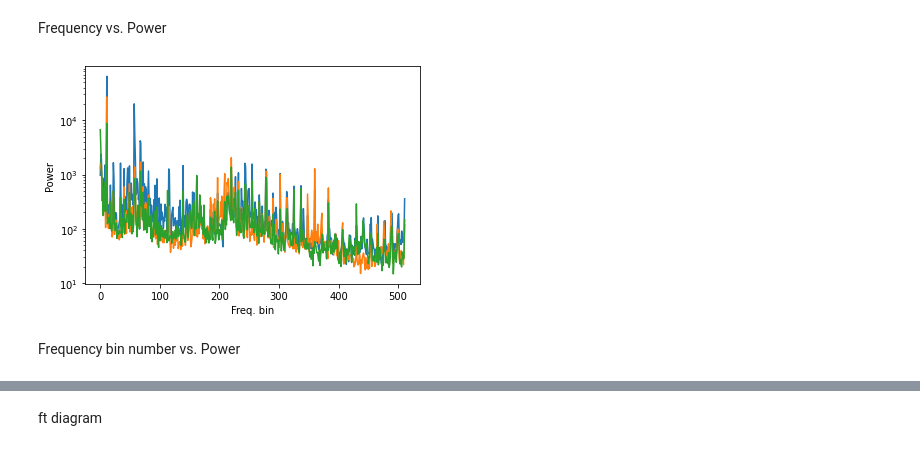
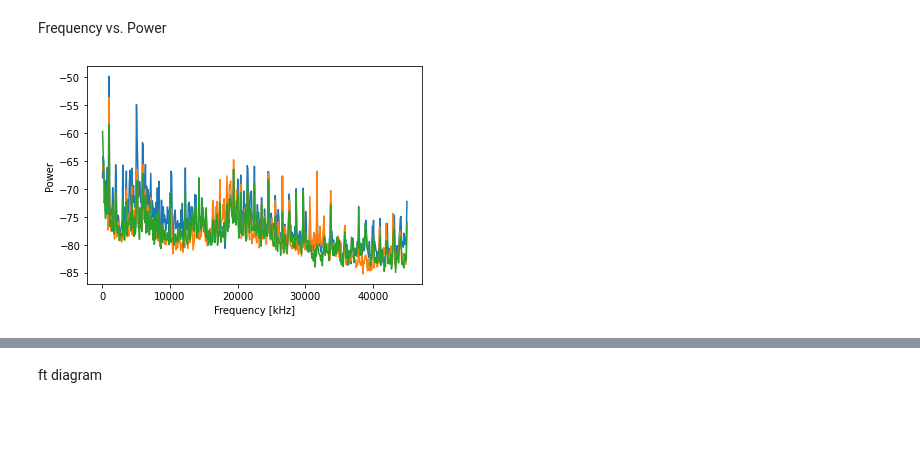
Before and after one commit to JackKTachi/juice, a Jupyter notebook: cdf/juice_rpwi_hf_cdf_test_SID2.ipynb, the cells around one changed output, grey strips where cells are left out. Drawn from its saved outputs; the diff is of its cells as text; code cells hidden in the pictures; blank space fills up the shorter version.

Commit message:
use conversion factor for output power (dBm@ADC input)

```diff
--- a/cdf/juice_rpwi_hf_cdf_test_SID2.ipynb
+++ b/cdf/juice_rpwi_hf_cdf_test_SID2.ipynb
@@ -21,8 +21,8 @@ import numpy as np
 # Read CDF file
 # %%
 data_dir = 'C:\\Users\\tsuch\VSCode\\python\\juice\\data\\Data-sample-v0.2.0\\'
-cdf_file = data_dir + 'JUICE_L1a_RPWI-HF-SID2_20000101T000459-20000101T000700_V01___HF_20210920-1007.ccs.cdf'
-#cdf_file = data_dir + 'JUICE_L1a_RPWI-HF-SID2_20230419T135849-20230419T141229_V01___RPR1_52000000_2023.109.16.17.21.607.cdf'
+#cdf_file = data_dir + 'JUICE_L1a_RPWI-HF-SID2_20000101T000459-20000101T000700_V01___HF_20210920-1007.ccs.cdf'
+cdf_file = data_dir + 'JUICE_L1a_RPWI-HF-SID2_20230419T135849-20230419T141229_V01___RPR1_52000000_2023.109.16.17.21.607.cdf'
 #cdf_file = data_dir + 'JUICE_L1a_RPWI-HF-SID2_20230419T141231-20230419T141402_V01___RPR1_52000001_2023.109.17.51.54.600'
 cdf = pycdf.CDF(cdf_file)
 # %% [markdown]
@@ -36,3 +34,12 @@ spec = juice_cdf.juice_getspec_hf_sid02(data)
+# %%
+spec = juice_cdf.juice_getspec_hf_sid02(data)
+
+# Conversion factor (Raw value @ ADC input to dBm)
+cf = -104.1
+
+spec.Eu_power_dBm = 10.0*np.log10(spec.Eu_power) + cf
+spec.Ev_power_dBm = 10.0*np.log10(spec.Ev_power) + cf
+spec.Ew_power_dBm = 10.0*np.log10(spec.Ew_power) + cf
 # %% [markdown]
 # Plot raw waveform
 # %%
@@ -67,16 +74,13 @@ fig.show
 # %% [markdown]
 Frequency vs. Power
 # %%
-plt.plot(spec.Eu_power[:, 0])
-plt.plot(spec.Ev_power[:, 0])
-plt.plot(spec.Ew_power[:, 0])
+plt.plot(spec.frequency, spec.Eu_power_dBm[:, 0])
+plt.plot(spec.frequency, spec.Ev_power_dBm[:, 0])
+plt.plot(spec.frequency, spec.Ew_power_dBm[:, 0])
 
-plt.yscale('log')
-plt.xlabel('Freq. bin')
-plt.ylabel('Power')
+plt.xlabel('Frequency [kHz]')
+plt.ylabel('Power [dBm@ADC input]')
 
 plt.show()
 # %% [output]
-[figure, old version]
+[figure, new version]
-# %% [markdown]
-Frequency bin number vs. Power
```
Also changed, not shown: parts of 4 cells of this notebook.
